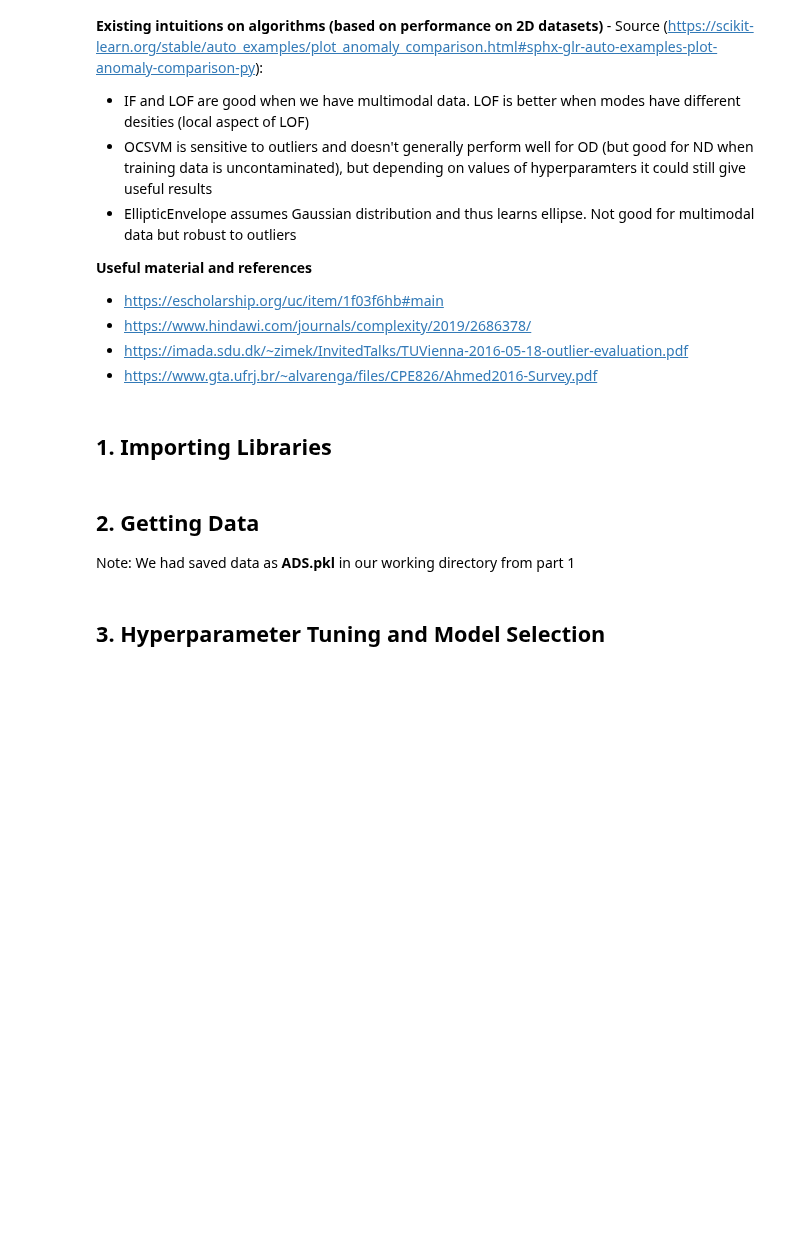
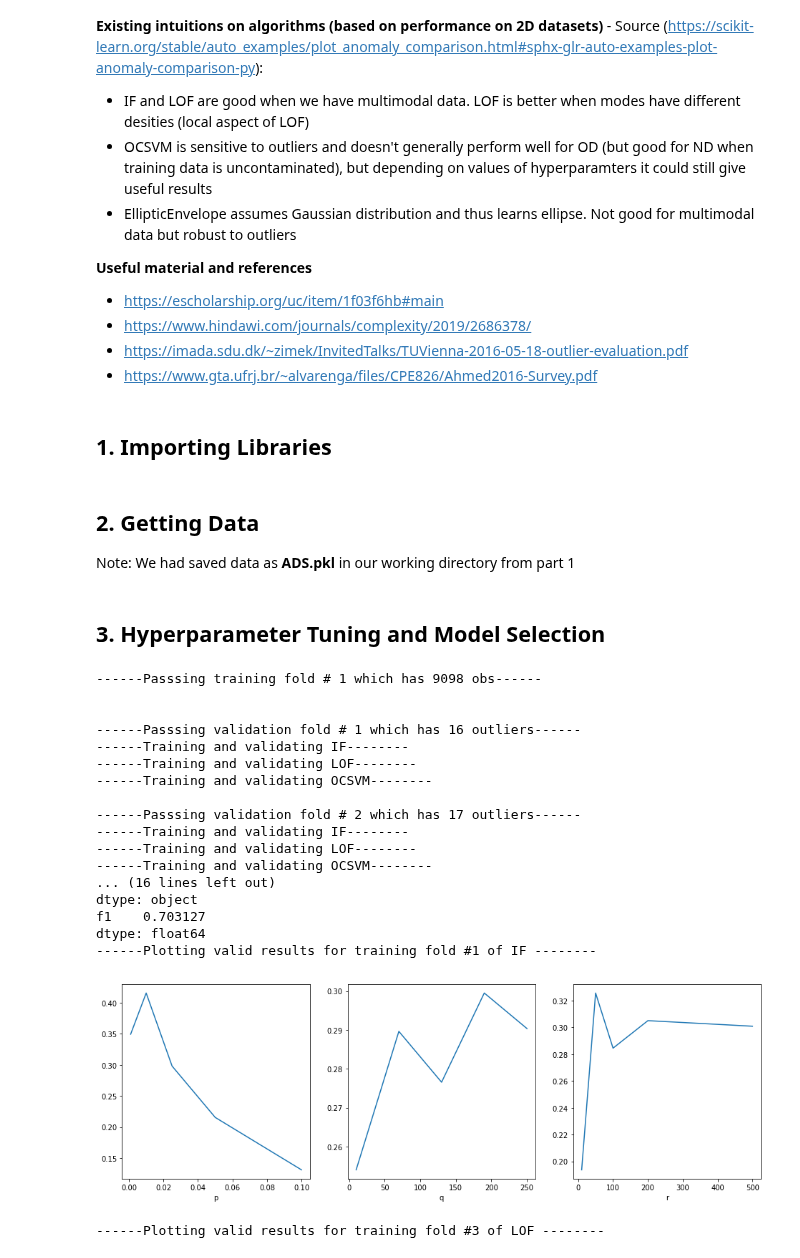
Before and after one commit to SwapnilSParkhe/Machine-Learning, a Jupyter notebook: Projects/Credit Card Fraud Detection/2. Hyper-parameter Tuning and Model Selection.ipynb, the cells around one changed output. Saved outputs shown, nothing was run; the diff lists cells and outputs as text; code cells hidden in the pictures; blank space fills up the shorter version.

Commit message:
added plot and rectified loop

```diff
--- a/Projects/Credit Card Fraud Detection/2. Hyper-parameter Tuning and Model Selection.ipynb
+++ b/Projects/Credit Card Fraud Detection/2. Hyper-parameter Tuning and Model Selection.ipynb
@@ -56,7 +56,7 @@ from sklearn.manifold import TSNE   #For visualising high dimensional data
 Note: We had saved data as **ADS.pkl** in our working directory from part 1
 # %%
 #Loading the required ADS arrays and their column names
-with open("ADS.pkl", "rb") as f:
+with open("ADS_a.pkl", "rb") as f:
     X_train, y_train, X_test, y_test, X_cols, y_cols = pickle.load(f)
 # %% [markdown]
 ## 3. Hyperparameter Tuning and Model Selection
@@ -100,21 +100,18 @@ kf_in_out=KFold(n_splits=5, random_state=seed)
 for i, (train_small_index, valid_small_index) in enumerate(kf_in.split(X_train_small)):
     X_train_small_1, X_valid_small_1 = X_train_small[train_small_index], X_train_small[valid_small_index]
     y_train_small_1, y_valid_small_1 = y_train_small[train_small_index], y_train_small[valid_small_index]
-    print("------Passsing training fold # {I} which has {L} obs------".format(I=i+1, L=len(X_train_small_1)))
+    print("------Passsing training fold # {I} which has {L} obs------\n".format(I=i+1, L=len(X_train_small_1)))
 
     #Splitting validation (perceivd novel) data into train-2 and valid-2
     for j, (train_small_index_, valid_small_index_) in enumerate(kf_in_out.split(X_valid_small_)):
         X_train_small_2, X_valid_small_2 = X_valid_small_[train_small_index_], X_valid_small_[valid_small_index_]
         y_train_small_2, y_valid_small_2 = y_valid_small_[train_small_index_], y_valid_small_[valid_small_index_]
-        print("------Passsing validation fold # {J} which has {M} outliers------".format(J=j+1, M=sum(y_train_small_2)))
+        print("\n------Passsing validation fold # {J} which has {M} outliers------".format(J=j+1, M=sum(y_train_small_2)))
 
         #Iterating through mutiple models and their hyperparameters
         for modelname in modelname_small:
-            print("------{}(and available hyperparams)--------\n".format(modelname))
-            print(hyperparams_small[modelname], "\n")
+            print("------Training and validating {}--------".format(modelname))
 
-            fig, axs = plt.subplots(1,3, figsize=(16,5), sharey=True)
-            axs=axs.flatten()
             if modelname=="IF":
                 for p in hyperparams_small[modelname]["contamination"]:
                     for q in hyperparams_small[modelname]["max_samples"]:
@@ -132,17 +129,8 @@ for i, (train_small_index, valid_small_index) in enumerate(kf_in.split(X_train_s
                             #Collating results
                             results.append([i+1, j+1, modelname, p, q, r, recall_score(y_train_small_2,y_pred), f1_score(y_train_small_2,y_pred), average_precision_score(y_train_small_2,y_scores)])
 
-                #Dumping results into a df for pandas manipulation
-                results_df=pd.DataFrame(results, columns=["Train", "Valid", "model", "p", "q", "r", "recall", "f1", "PR-AUC"])
-
-                #Best hyperparam combinations of model for iterating train-valid
-                print(results_df.groupby(["model", "p", "q", "r"])[["f1"]].mean().idxmax())
-
-                #Plotting results (hyperparams vs mean f1)
-                for i,v in enumerate(["p", "q", "r"]):
-                    results_df.groupby([v])["f1"].mean().plot(ax=axs[i])
-                plt.show()
-
+            '''
+            #Taking a lot of time - We'll test it in google colab
             elif modelname=="OCSVM":
                 for p in hyperparams_small[modelname]["nu"]:
                     for q in hyperparams_small[modelname]["kernel"]:
@@ -165,44 +153,72 @@ for i, (train_small_index, valid_small_index) in enumerate(kf_in.split(X_train_s
 
                 #Best hyperparam combinations of model for iterating train-valid
                 print(results_df.groupby(["model", "p", "q", "r"])[["f1"]].mean().idxmax())
 
                 #Plotting results (hyperparams vs mean f1)
                 for i,v in enumerate(["p", "q", "r"]):
                     results_df.groupby([v])["f1"].mean().plot(ax=axs[i])
                 plt.show()
 
-            else:
+            '''
+
+            elif modelname=="LOF":
                 for p in hyperparams_small[modelname]["contamination"]:
                     for q in hyperparams_small[modelname]["n_neighbors"]:
                         r="N/A"
                         #Instantiating model
                         model=LocalOutlierFactor(contamination=p, n_neighbors=q, novelty=True)
                         model.fit(X_train_small_1)
                         y_scores=model.decision_function(X_train_small_2)
                         y_pred=model.predict(X_train_small_2)
 
                         #The algos predicts {1,-1} for {normal, anomalous} case, whereas original y has {0,1}
                         y_pred=list(map(lambda x: 1 if(x==-1) else 0, y_pred))
 
                         #Collating results
                         results.append([i+1, j+1, modelname, p, q, r, recall_score(y_train_small_2,y_pred), f1_score(y_train_small_2,y_pred), average_precision_score(y_train_small_2,y_scores)])
 
-                #Dumping results into a df for pandas manipulation
-                results_df=pd.DataFrame(results, columns=["Train", "Valid", "model", "p", "q", "r", "recall", "f1", "PR-AUC"])
+            else:
+                pass
 
-                #Best hyperparam combinations of model for iterating train-valid
-                print(results_df.groupby(["model", "p", "q", "r"])[["f1"]].mean().idxmax())
+    #Dumping model results for a training fold (and multiple valid-folds, models, hyperparams) into a df for pandas manipulation
+    results_df=pd.DataFrame(results, columns=["Train", "Valid", "model", "p", "q", "r", "recall", "f1", "PR-AUC"])
 
-                #Plotting results (hyperparams vs mean f1)
-                for i,v in enumerate(["p", "q", "r"]):
-                    results_df.groupby([v])["f1"].mean().plot(ax=axs[i])
-                plt.show()
+    #Best hyperparam combinations of model for iterating train-valid
+    print(results_df.groupby(["model", "p", "q", "r"])[["f1"]].mean().idxmax())
+    print(results_df.groupby(["model", "p", "q", "r"])[["f1"]].mean().max())
 
-        #Dumping all model results for iterating train-valid  into a df for pandas manipulation
-        results_df_1=pd.DataFrame(results, columns=["Train", "Valid", "model", "p", "q", "r", "recall", "f1", "PR-AUC"])
-
-        #Best model and hyperparam combinations for iterating train-valid group
-        print(results_df_1.groupby(["model", "p", "q", "r"])[["f1"]].mean().idxmax())
+    #Plotting results (hyperparams vs mean f1)
+    for model in modelname_small:
+        fig, axs = plt.subplots(1,3, figsize=(16,5))
+        axs=axs.flatten()
+        print("------Plotting valid results for training fold #{I} of {m} --------\n".format(I=i+1,m=model))
+        results_df_model=results_df[results_df["model"]==model]
+        for i,v in enumerate(["p", "q", "r"]):
+            try:
+                results_df_model.groupby([v])["f1"].mean().plot(ax=axs[i])
+            except:
+                print("Error occurred")
+        plt.show()
 
 #Collating results in a df
 results_df_main=pd.DataFrame(results, columns=["Train", "Valid", "model", "p", "q", "r", "recall", "f1", "PR-AUC"])
+# %% [output]
+------Passsing training fold # 1 which has 9098 obs------
+
+
+------Passsing validation fold # 1 which has 16 outliers------
+------Training and validating IF--------
+------Training and validating LOF--------
+------Training and validating OCSVM--------
+
+------Passsing validation fold # 2 which has 17 outliers------
+------Training and validating IF--------
+------Training and validating LOF--------
+------Training and validating OCSVM--------
+... (16 lines left out)
+dtype: object
+f1    0.703127
+dtype: float64
+------Plotting valid results for training fold #1 of IF --------
+[figure, added]
+------Plotting valid results for training fold #3 of LOF --------
```
Also changed, not shown: parts of 1 cell of this notebook.
